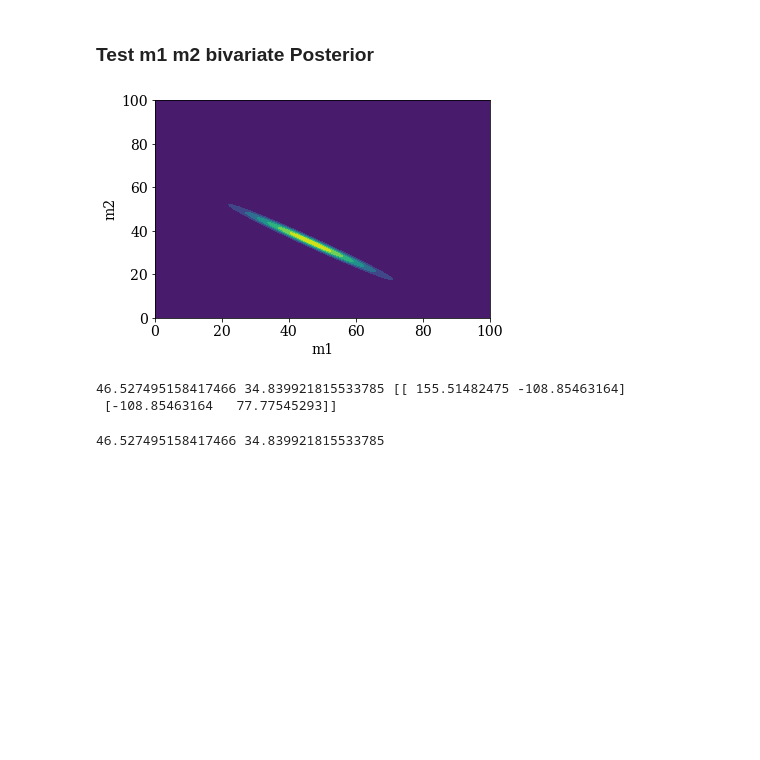
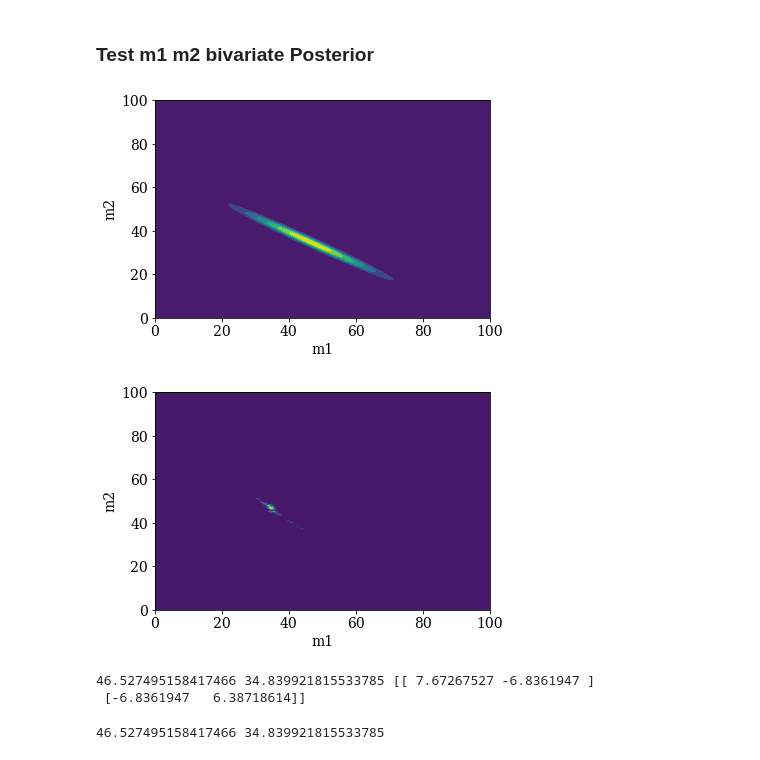
Before and after one commit to veome22/hybrid_waveforms, a Jupyter notebook: powerlaw_population_inference.ipynb, the cells around one changed output. Saved outputs shown, nothing was run; the diff lists cells and outputs as text; code cells hidden in the pictures; blank space fills up the shorter version.

Commit message:
Attempted to use bivariate posterior to infer beta, m_min

```diff
--- a/powerlaw_population_inference.ipynb
+++ b/powerlaw_population_inference.ipynb
@@ -115,6 +115,9 @@ print(np.median(df_mc["Mc"]))
 # %% [output]
 9105
 20.590229726828472
+# %%
+df_mc.reset_index(inplace = True,drop = True)
+df_eta.reset_index(inplace = True,drop = True)
 # %% [markdown]
 $$ p(\alpha) = e^{-N_s} \Gamma_{i=1}^{N_t} N_s \int_{m_{1, min}}^{m_{1, max}} \rm{d} m_1 \pi(m_1 | \alpha ') p(d_i | m_1) $$
 
@@ -302,13 +305,15 @@ def sample_m1_m2_events(df_mc, df_eta, biased=False, bias_index=19, injected=Fal
         m1_mu_detections = conv.mass1_from_mchirp_eta(mchirp_biased, eta_biased)
         m2_mu_detections = conv.mass2_from_mchirp_eta(mchirp_biased, eta_biased)
 
-    # # sample mu from the detection gaussians to avoid Biases
-    # m1_mu_sampled = np.random.normal(m1_mu_detections, m1_sigma_events)
+    # sample mu from the detection gaussians to avoid Biases
+    m1_mu_sampled = np.random.normal(m1_mu_detections, np.sqrt(m1_variance))
+    m2_mu_sampled = np.random.normal(m2_mu_detections, np.sqrt(m2_variance))
 
-    # if injected:
-    #     m1_mu_sampled = m1_mu_detections.values
+    if injected:
+        m1_mu_sampled = m1_mu_detections.values
+        m2_mu_sampled = m2_mu_detections.values
 
-    return m1_mu_detections, m2_mu_detections,  m1_variance, m2_variance, m1_m2_covariance
+    return m1_mu_sampled, m2_mu_sampled,  m1_variance, m2_variance, m1_m2_covariance
 # %%
 def log_integral(prior, posteriors, m1_int_range):
     # make sure the prior is normalized
@@ -351,3 +356,16 @@ def trunc_normal_dist(m1, mu, sigma, m_min=None, m_max=None):
 
 def sigmoid(x, a):
     return 1/(1 + np.exp(a-x))
+# %%
+def bivariate_normal_dist(m1, m2, mu1, mu2, cov):
+    sig1 = np.sqrt(cov[0,0])
+    sig2 = np.sqrt(cov[1,1])
+    sig12 = cov[0,1]
+
+    rho = sig12 / (sig1 * sig2)
+
+    Z = ((m1-mu1)**2 / (sig1)**2) + ((m2-mu2)**2 / (sig2)**2) - ((2*rho*(m1-mu1)*(m2-mu2)) / (sig1*sig2))
+
+    A = 2*np.pi * sig1 * sig2 * np.sqrt(1-(rho**2))
+
+    return np.exp(-(Z / (2 * (1 - rho**2)))) / A
@@ -419,25 +458,36 @@ for i in range(len(m1_mu_detections)):
 # %%
 m1_range = np.linspace(0, 100, 1000)
 m2_range = np.linspace(0, 100, 1000)
 
 i=10
 m1_mean = m1_mu_detections[i]
 m2_mean = m2_mu_detections[i]
 
 x,y = np.meshgrid(m1_range, m2_range)
 pos = np.dstack((x, y))
 
 
 plt.contourf(x,y, multivariate_normal.pdf(pos, mean=[m1_mean, m2_mean], cov=covariances[i]))
 plt.xlabel('m1')
 plt.ylabel('m2')
 plt.show()
 
+bno = np.zeros((len(m1_range), len(m2_range)))
+for i, m1 in enumerate(m1_range):
+    bno[i] = bivariate_normal_dist(m1, m2_range, m1_mean, m2_mean, cov=covariances[i])
+
+plt.contourf(x,y, bno)
+plt.xlabel('m1')
+plt.ylabel('m2')
+plt.show()
+
+
 print(m1_mean, m2_mean, covariances[i])
 # %% [output]
 [figure]
+[figure, added]
-46.527495158417466 34.839921815533785 [[ 155.51482475 -108.85463164]
- [-108.85463164   77.77545293]]
+46.527495158417466 34.839921815533785 [[ 7.67267527 -6.8361947 ]
+ [-6.8361947   6.38718614]]
 # %%
 m1_mu_detections, m2_mu_detections,  m1_variance, m2_variance, m1_m2_covariance = sample_m1_m2_events(df_mc, df_eta)
 covariances = np.zeros((len(m1_mu_detections), 2,2))
```
Also changed, not shown: parts of 20 cells of this notebook.
